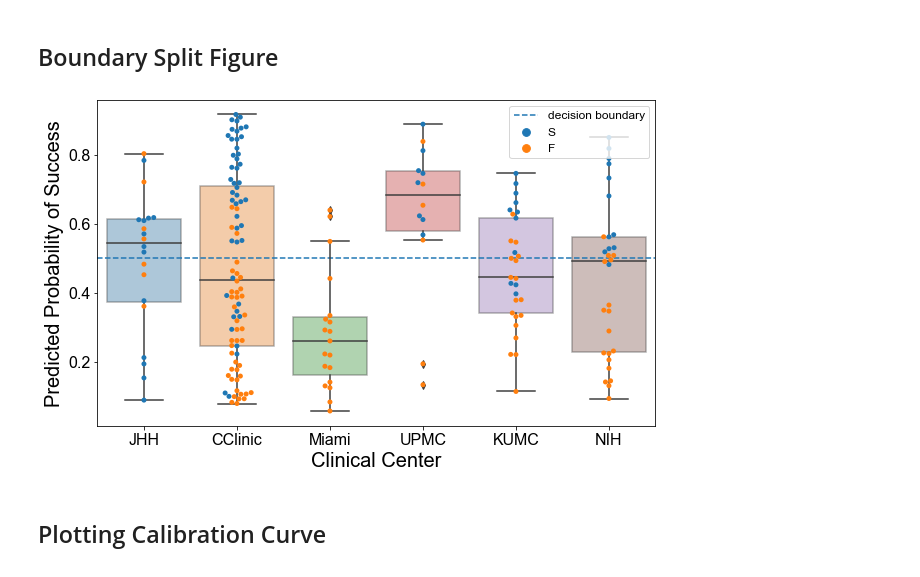
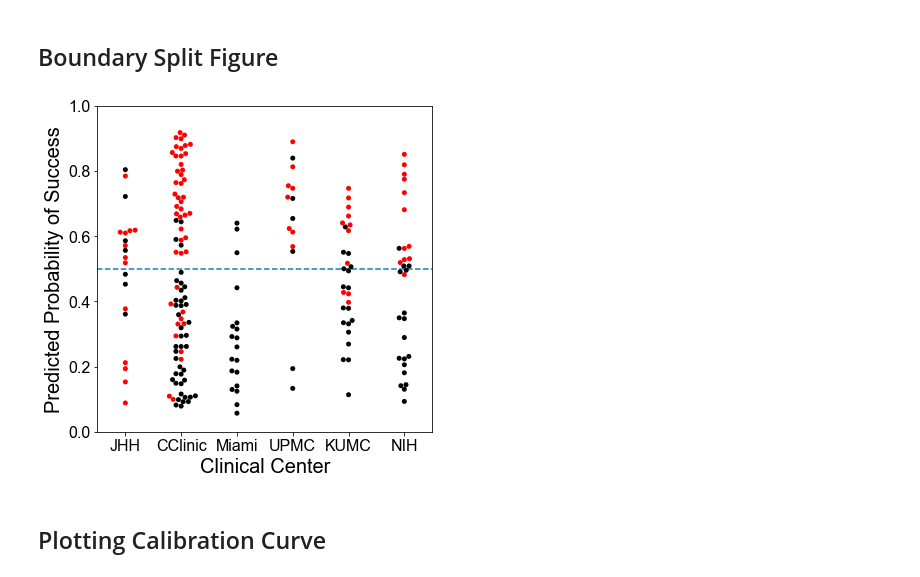
Before and after one commit to adam2392/source-sink-study, a Jupyter notebook: plot_source_sink_validation.ipynb, the cells around one changed output. Drawn from its saved outputs; the diff is of its cells as text; code cells hidden in the pictures.

Commit message:
Rest of figures

```diff
--- a/plot_source_sink_validation.ipynb
+++ b/plot_source_sink_validation.ipynb
@@ -390,19 +390,25 @@ fig.savefig(f"./{figure_dir}/ss_y_pred_proba_ilae.pdf", bbox_inches="tight")
 # %% [markdown]
 ## Boundary Split Figure
 # %%
-fig, ax = plt.subplots(figsize=(10, 6))
+fig, ax = plt.subplots(figsize=(6, 6))
 # sns.stripplot(x="outcome", y="y_proba", hue="center", data=proba_df, ax=ax)
 ax.axhline([0.5], ls="--", label="decision boundary")
-sns.boxplot(x="center", y="y_proba", data=proba_df, ax=ax, boxprops=dict(alpha=0.4))
-sns.swarmplot(x="center", y="y_proba", hue="outcome", data=proba_df, ax=ax)
-ax.set(
-    ylabel="Predicted Probability of Success",
-    xlabel="Clinical Center",
+# sns.boxplot(x="center", y="y_proba", data=proba_df, ax=ax, boxprops=dict(alpha=0.4))
+sns.swarmplot(
+    x="center",
+    y="y_proba",
+    hue="outcome",
+    data=proba_df,
+    ax=ax,
+    palette=["red", "black"],
 )
-ax.legend(fontsize=12)
+ax.set(ylabel="Predicted Probability of Success", xlabel="Clinical Center", ylim=[0, 1])
+# ax.legend(fontsize=12)
+_lg = ax.get_legend()
+_lg.remove()
 fig.savefig(f"./{figure_dir}/ss_boundary_split_center.pdf", bbox_inches="tight")
 # %% [output]
-[figure, old version]
+[figure, new version]
 # %% [markdown]
 ## Plotting Calibration Curve
 # %%
```
Also changed, not shown: 5 other files.
